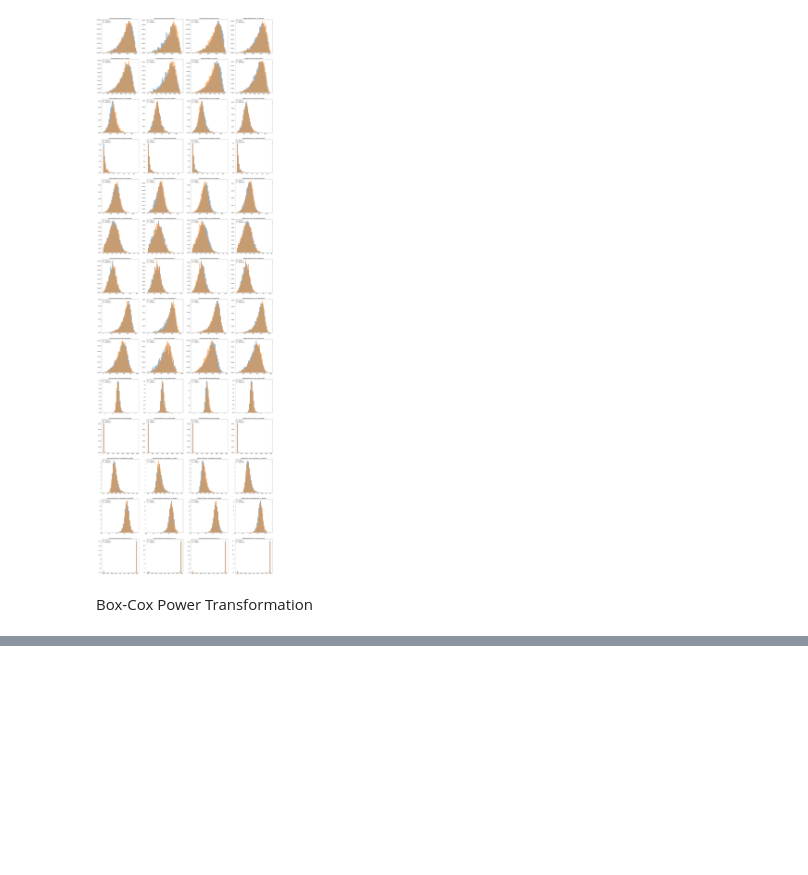
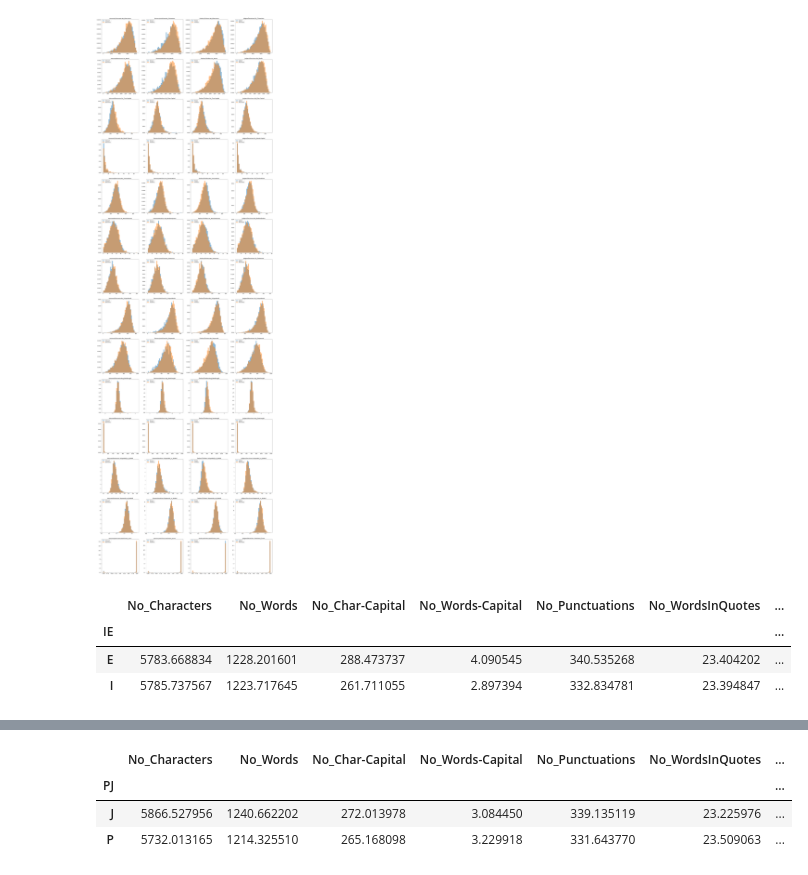
Before and after one commit to shshakib/Twitter-Personality-Prediction, a Jupyter notebook: Step4 Feature Engineering.ipynb, the cells around one changed output, grey strips where cells are left out. Drawn from its saved outputs; the diff is of its cells as text; code cells hidden in the pictures; blank space fills up the shorter version.

```diff
--- a/Step4 Feature Engineering.ipynb
+++ b/Step4 Feature Engineering.ipynb
@@ -151,5 +151,18 @@ for i, feature in enumerate(feature_List):
 plt.show()
 # %% [output]
 [figure]
-# %% [markdown]
-Box-Cox Power Transformation
+# %%
+from IPython.display import display, HTML
+
+display(mbti_FE.groupby(['IE']).mean())
+print('')
+display(mbti_FE.groupby(['NS']).mean())
+print('')
+display(mbti_FE.groupby(['FT']).mean())
+print('')
+display(HTML(mbti_FE.groupby(['PJ']).mean().to_html()))
+# %% [output]
+|  | No_Characters | No_Words | No_Char-Capital | No_Words-Capital | No_Punctuations | No_WordsInQuotes | ... |
+| IE |  |  |  |  |  |  | ... |
+| E | 5783.668834 | 1228.201601 | 288.473737 | 4.090545 | 340.535268 | 23.404202 | ... |
+| I | 5785.737567 | 1223.717645 | 261.711055 | 2.897394 | 332.834781 | 23.394847 | ... |
@@ -155,0 +177,4 @@ Box-Cox Power Transformation
+|  | No_Characters | No_Words | No_Char-Capital | No_Words-Capital | No_Punctuations | No_WordsInQuotes | ... |
+| PJ |  |  |  |  |  |  | ... |
+| J | 5866.527956 | 1240.662202 | 272.013978 | 3.084450 | 339.135119 | 23.225976 | ... |
+| P | 5732.013165 | 1214.325510 | 265.168098 | 3.229918 | 331.643770 | 23.509063 | ... |
```
Also changed, not shown: parts of 3 cells of this notebook.
